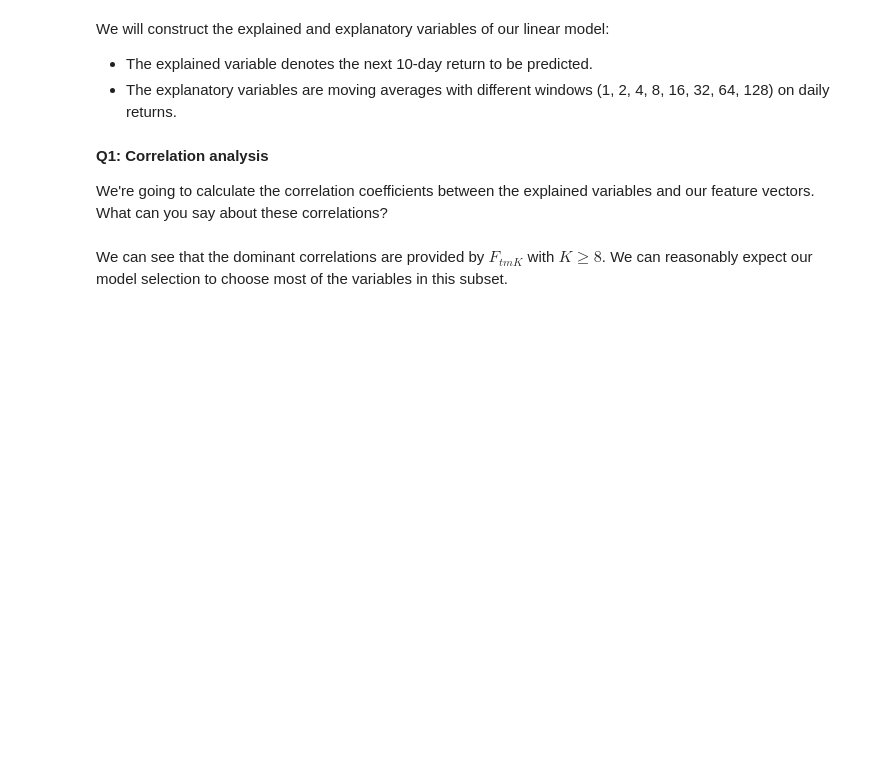
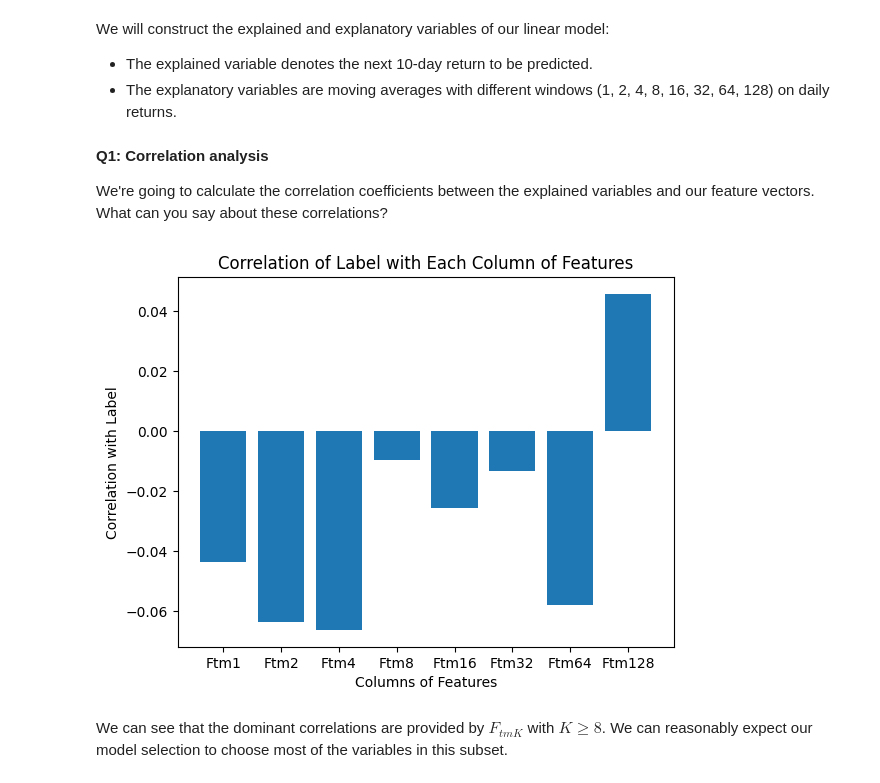
Before and after one commit to emilesgt/Machine_Learning_Asset_Management_2, a Jupyter notebook: TD2_Student.ipynb, the cells around one changed output. Cells and saved outputs as stored; diff of their text form; code cells hidden in the pictures; blank space fills up the shorter version.

Commit message:
correlation

```diff
--- a/TD2_Student.ipynb
+++ b/TD2_Student.ipynb
@@ -72,14 +72,16 @@ label = all_data['forward_return']
 
 We're going to calculate the correlation coefficients between the explained variables and our feature vectors. What can you say about these correlations?
 # %%
-correlations = #...#
+correlations = features.apply(lambda x: x.corr(label))
 
 # Plotting the correlations using a bar plot
 plt.bar(features.columns.to_list(), correlations)
 plt.xlabel('Columns of Features')
 plt.ylabel('Correlation with Label')
 plt.title('Correlation of Label with Each Column of Features')
 plt.show()
+# %% [output]
+[figure, added]
 # %% [markdown]
 We can see that the dominant correlations are provided by $F_{tmK}$ with $ K\geq 8$. We can reasonably expect our model selection to choose most of the variables in this subset.
 # %% [markdown]
```
